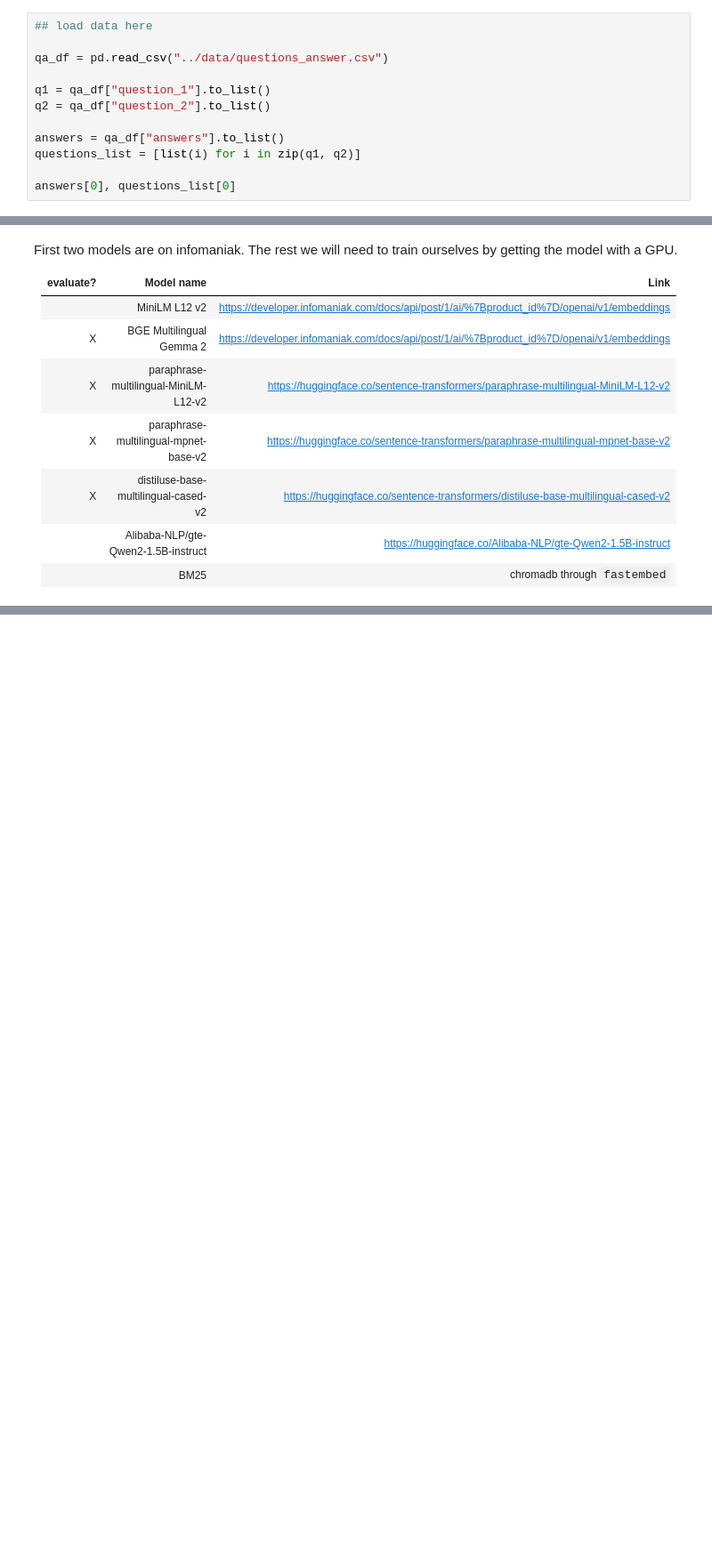
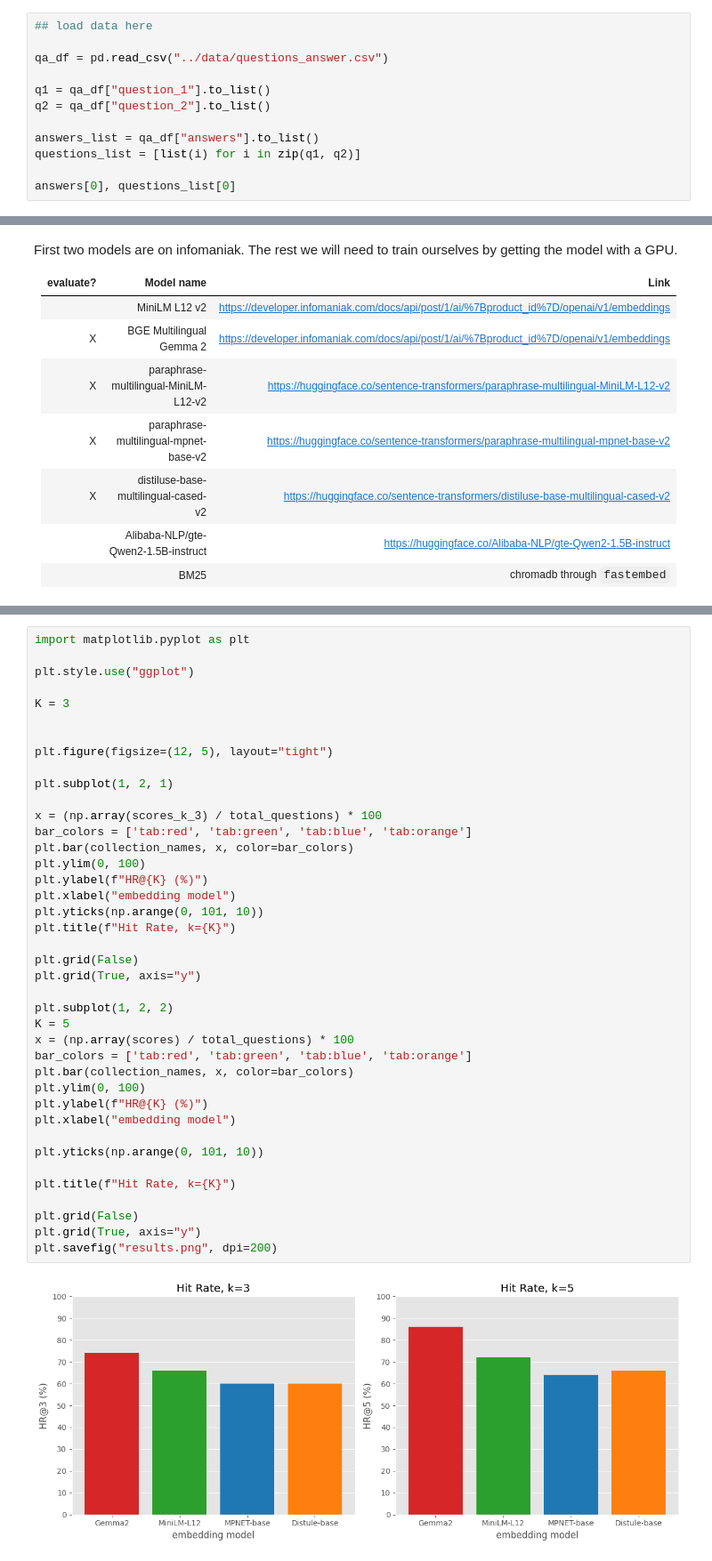
Before and after one commit to MatthieuGillieron/hackhaton_lab, a Jupyter notebook: notebooks/rag_benchmark.ipynb, the cells around one changed output, grey strips where cells are left out. Shown: that part at 89% size. Cells and saved outputs as stored; diff of their text form; blank space fills up the shorter version.

```diff
--- a/notebooks/rag_benchmark.ipynb
+++ b/notebooks/rag_benchmark.ipynb
@@ -141,7 +141,7 @@ qa_df = pd.read_csv("../data/questions_answer.csv")
 q1 = qa_df["question_1"].to_list()
 q2 = qa_df["question_2"].to_list()
 
-answers = qa_df["answers"].to_list()
+answers_list = qa_df["answers"].to_list()
 questions_list = [list(i) for i in zip(q1, q2)]
 
 answers[0], questions_list[0]
@@ -303,0 +414,42 @@ Benchmarking...
+# %%
+import matplotlib.pyplot as plt
+
+plt.style.use("ggplot")
+
+K = 3
+
+
+plt.figure(figsize=(12, 5), layout="tight")
+
+plt.subplot(1, 2, 1)
+
+x = (np.array(scores_k_3) / total_questions) * 100
+bar_colors = ['tab:red', 'tab:green', 'tab:blue', 'tab:orange']
+plt.bar(collection_names, x, color=bar_colors)
+plt.ylim(0, 100)
+plt.ylabel(f"HR@{K} (%)")
+plt.xlabel("embedding model")
+plt.yticks(np.arange(0, 101, 10))
+plt.title(f"Hit Rate, k={K}")
+
+plt.grid(False)
+plt.grid(True, axis="y")
+
+plt.subplot(1, 2, 2)
+K = 5
+x = (np.array(scores) / total_questions) * 100
+bar_colors = ['tab:red', 'tab:green', 'tab:blue', 'tab:orange']
+plt.bar(collection_names, x, color=bar_colors)
+plt.ylim(0, 100)
+plt.ylabel(f"HR@{K} (%)")
+plt.xlabel("embedding model")
+
+plt.yticks(np.arange(0, 101, 10))
+
+plt.title(f"Hit Rate, k={K}")
+
+plt.grid(False)
+plt.grid(True, axis="y")
+plt.savefig("results.png", dpi=200)
+# %% [output]
+[figure, added]
```
Also changed, not shown: parts of 9 cells of this notebook, 2 other files.
